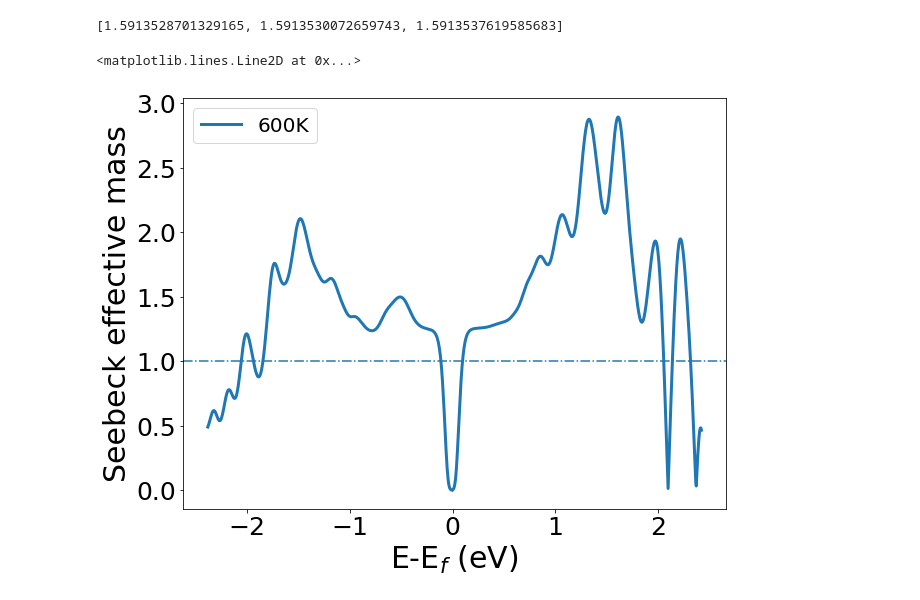
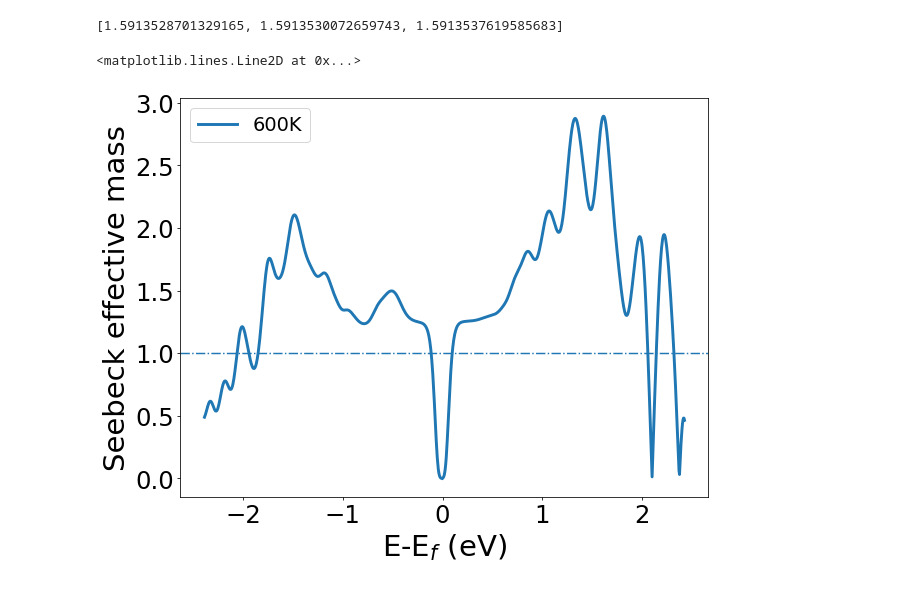
Before and after one commit to usnistgov/jarvis, a Jupyter notebook: jarvis/db/static/Boltztrap.ipynb, the cells around one changed output. Cells and saved outputs as stored; diff of their text form; code cells hidden in the pictures.

```diff
--- a/jarvis/db/static/Boltztrap.ipynb
+++ b/jarvis/db/static/Boltztrap.ipynb
@@ -25,9 +25,9 @@ val
 # %% [output]
 [1.5913528701329165, 1.5913530072659743, 1.5913537619585683]
 # %%
-
+plt.rcParams['figure.dpi'] = 70
 BoltztrapPlotter(bz).plot_seebeck_eff_mass_mu(temps=[600])
 plt.axhline(y=1,linestyle='-.')
 # %% [output]
 <matplotlib.lines.Line2D at 0x...>
-[figure, old version]
+[figure, new version]
```
Also changed, not shown: 9 other files.
